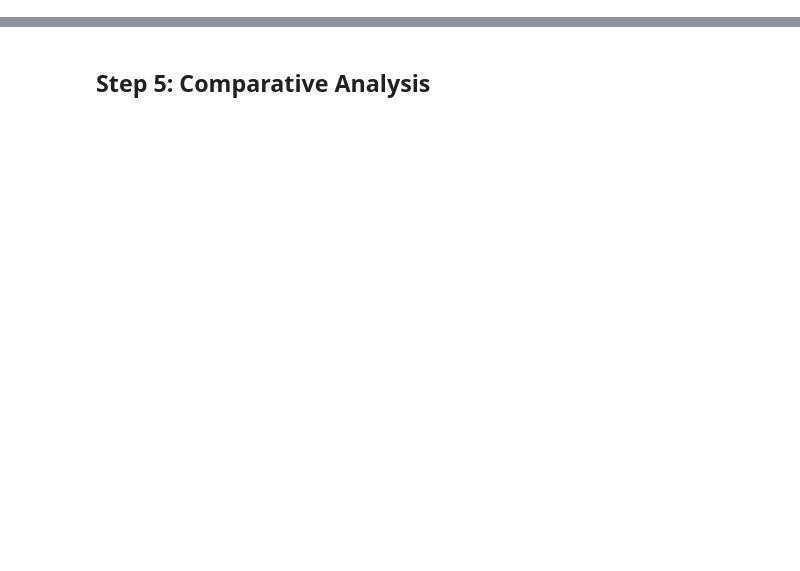
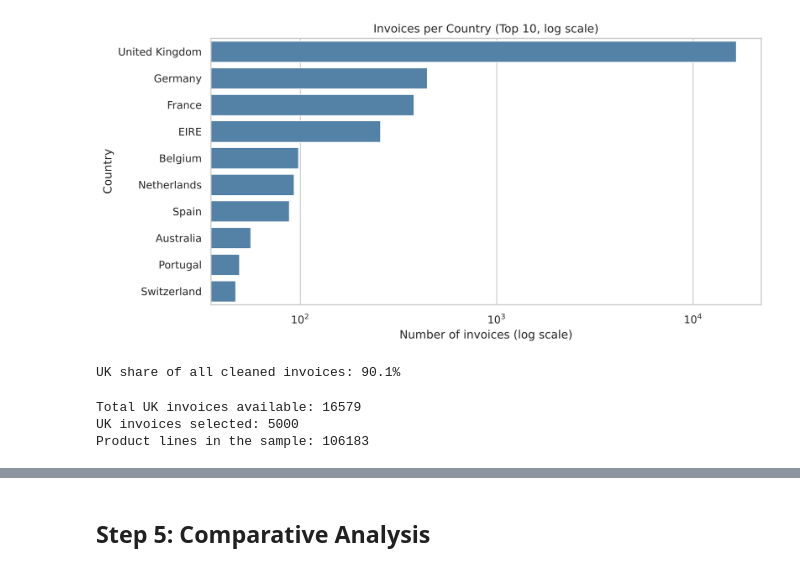
Before and after one commit to pranavibalakulla/MSCS_634_Lab_6, a Jupyter notebook: Lab6_Association_Rule_Mining.ipynb, the cells around one changed output, grey strips where cells are left out. Cells and saved outputs as stored; diff of their text form; code cells hidden in the pictures; blank space fills up the shorter version.

```diff
--- a/Lab6_Association_Rule_Mining.ipynb
+++ b/Lab6_Association_Rule_Mining.ipynb
@@ -351,0 +192,27 @@ Lift: 25.7355
+# %%
+# Non-product codes found in StockCode (postage, carriage, fees, manual adjustments, samples)
+NON_PRODUCT_CODES = {"POST", "DOT", "C2", "M", "m", "BANK CHARGES", "AMAZONFEE",
+                     "CRUK", "D", "S", "B", "PADS", "ADJUST", "ADJUST2"}
+
+df = raw.copy()
+log = [("Raw data", len(df))]
+
+df = df.dropna(subset=["Description", "CustomerID"])
+log.append(("Drop missing Description / CustomerID", len(df)))
+
+df = df[~df["InvoiceNo"].str.startswith("C")]
+log.append(("Remove cancelled invoices", len(df)))
+
+df = df[(df["Quantity"] > 0) & (df["UnitPrice"] > 0)]
+log.append(("Keep Quantity > 0 and UnitPrice > 0", len(df)))
+
+df = df[~df["StockCode"].str.strip().isin(NON_PRODUCT_CODES)]
+log.append(("Remove non-product stock codes", len(df)))
+
+df["Description"] = df["Description"].str.strip()
+df = df.drop_duplicates()
+log.append(("Strip names + drop duplicate rows", len(df)))
+
+cleaning_log = pd.DataFrame(log, columns=["Step", "Rows remaining"])
+cleaning_log["Rows removed"] = (-cleaning_log["Rows remaining"].diff()).fillna(0).astype(int)
+cleaning_log
@@ -351,0 +233,33 @@ Lift: 25.7355
+# %%
+# Invoices per country (top 10) – justifies focusing on the UK
+country_invoices = df.groupby("Country")["InvoiceNo"].nunique().sort_values(ascending=False).head(10)
+
+plt.figure(figsize=(10, 5))
+sns.barplot(x=country_invoices.values, y=country_invoices.index, color="steelblue")
+plt.xscale("log")  # log scale so the smaller countries are still visible next to the UK
+plt.title("Invoices per Country (Top 10, log scale)")
+plt.xlabel("Number of invoices (log scale)")
+plt.ylabel("Country")
+plt.tight_layout()
+plt.show()
+
+uk_share = country_invoices.iloc[0] / df["InvoiceNo"].nunique()
+print(f"UK share of all cleaned invoices: {uk_share:.1%}")
+# %% [output]
+[figure, added]
+UK share of all cleaned invoices: 90.1%
+# %%
+# Keep UK transactions and draw a reproducible sample of invoices
+uk = df[df["Country"] == "United Kingdom"].copy()
+invoice_ids = uk["InvoiceNo"].drop_duplicates()
+sample_size = min(5000, len(invoice_ids))
+selected_invoices = invoice_ids.sample(n=sample_size, random_state=42)
+uk = uk[uk["InvoiceNo"].isin(selected_invoices)]
+
+print("Total UK invoices available:", len(invoice_ids))
+print("UK invoices selected:", uk["InvoiceNo"].nunique())
+print("Product lines in the sample:", len(uk))
+# %% [output]
+Total UK invoices available: 16579
+UK invoices selected: 5000
+Product lines in the sample: 106183
```
Also changed, not shown: parts of 71 cells of this notebook.
